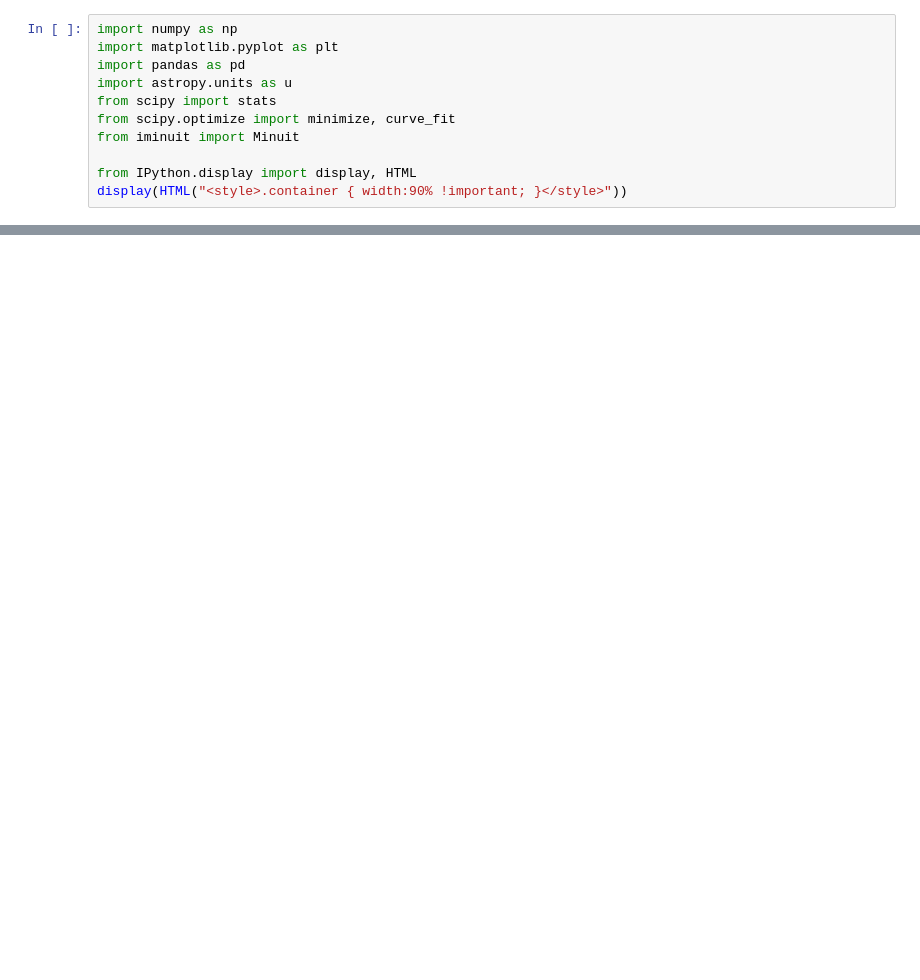
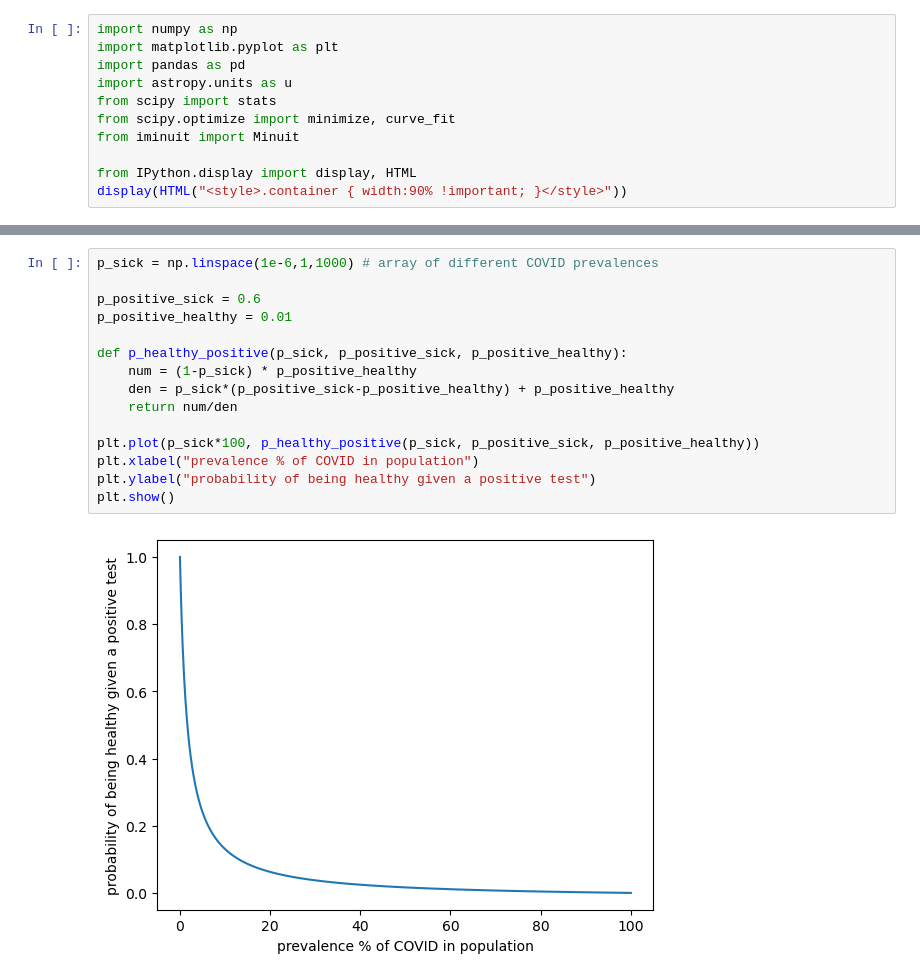
Before and after one commit to aotownsend/StatMethods2022, a Jupyter notebook: submissions/week8/annanay_week8.ipynb, the cells around one changed output, grey strips where cells are left out. Cells and saved outputs as stored; diff of their text form; blank space fills up the shorter version.

```diff
--- a/submissions/week8/annanay_week8.ipynb
+++ b/submissions/week8/annanay_week8.ipynb
@@ -158,0 +189,17 @@ variance of chi2 values: 42.33
+# %%
+p_sick = np.linspace(1e-6,1,1000) # array of different COVID prevalences
+
+p_positive_sick = 0.6
+p_positive_healthy = 0.01
+
+def p_healthy_positive(p_sick, p_positive_sick, p_positive_healthy):
+    num = (1-p_sick) * p_positive_healthy
+    den = p_sick*(p_positive_sick-p_positive_healthy) + p_positive_healthy
+    return num/den
+
+plt.plot(p_sick*100, p_healthy_positive(p_sick, p_positive_sick, p_positive_healthy))
+plt.xlabel("prevalence % of COVID in population")
+plt.ylabel("probability of being healthy given a positive test")
+plt.show()
+# %% [output]
+[figure, added]
```
Also changed, not shown: parts of 9 cells of this notebook.
